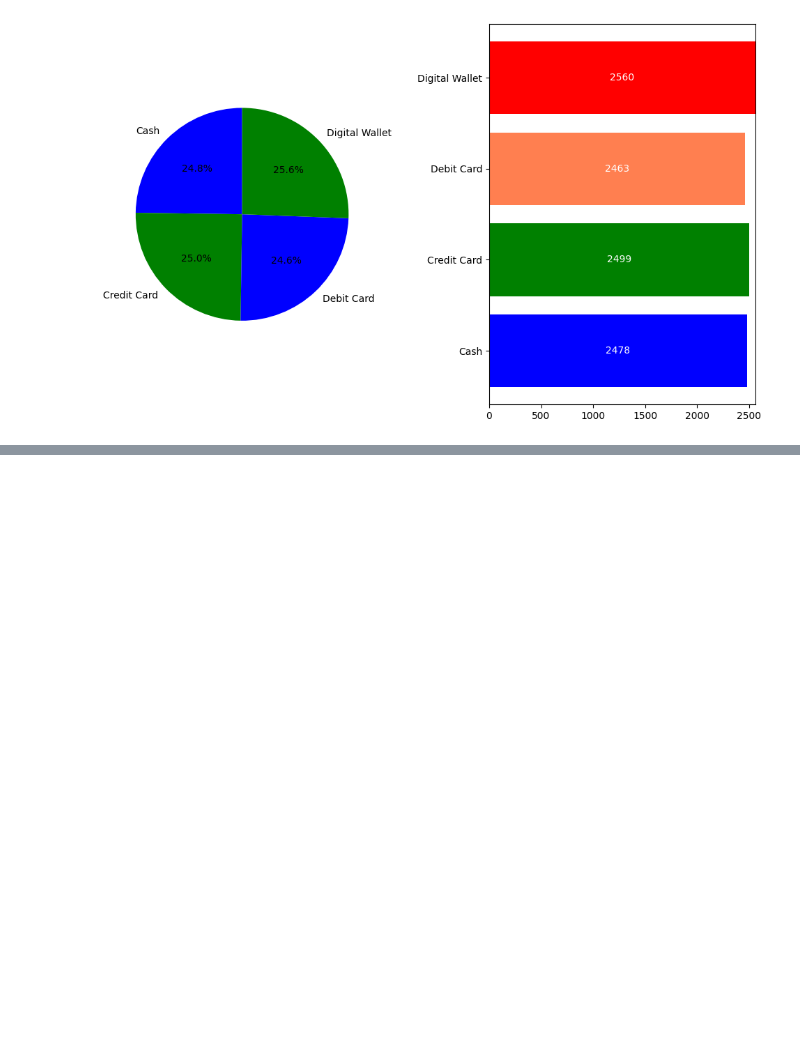
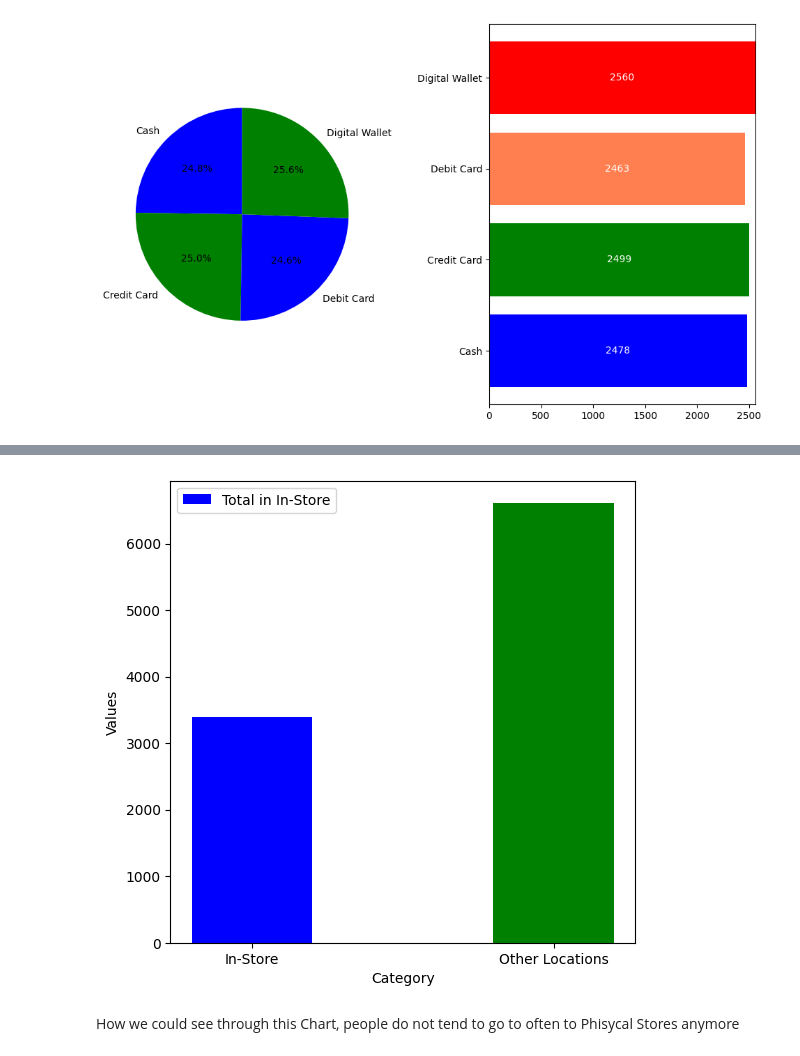
Before and after one commit to victorCodeStuff/Spending-Habits-EDA---DATA-SCIECNE, a Jupyter notebook: eda-spending-habits.ipynb, the cells around one changed output, grey strips where cells are left out. Saved outputs shown, nothing was run; the diff lists cells and outputs as text; code cells hidden in the pictures; blank space fills up the shorter version.

```diff
--- a/eda-spending-habits.ipynb
+++ b/eda-spending-habits.ipynb
@@ -378,0 +386,19 @@ df.loc[df["Category"] == 0, "Total Spent"].sum(),
+# %%
+# number of total in-store
+total_inStore = (df["Location"] == 0).sum()
+other_loc = (df["Location"] != 0).sum()
+# %%
+plt.figure(figsize=(6, 6))
+categories = ['In-Store', 'Other Locations']
+values = [total_inStore ,other_loc]
+colors = ['blue', 'green']
+plt.bar(categories, values, color=colors, width=0.4, align='center')
+plt.xlabel('Category')
+plt.ylabel('Values')
+
+plt.legend(['Total in In-Store', 'Other Locations'])
+plt.show()
+# %% [output]
+[figure, added]
+# %% [markdown]
+How we could see through this Chart, people do not tend to go to often to Phisycal Stores anymore
```
Also changed, not shown: parts of 8 cells of this notebook.
